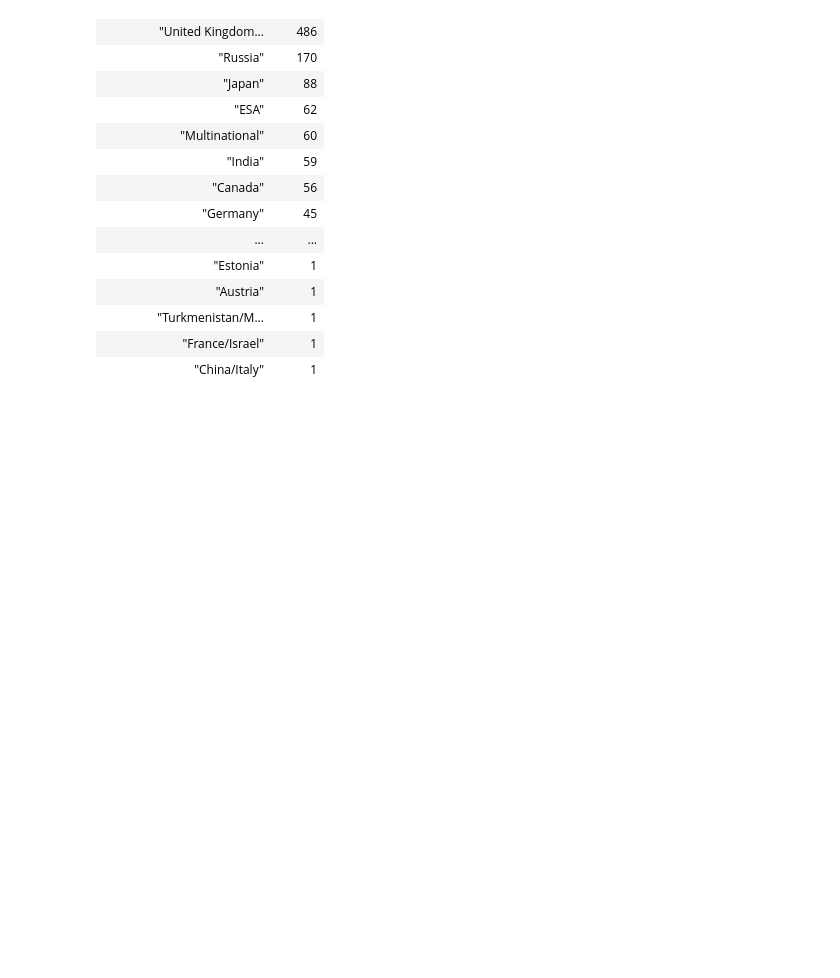
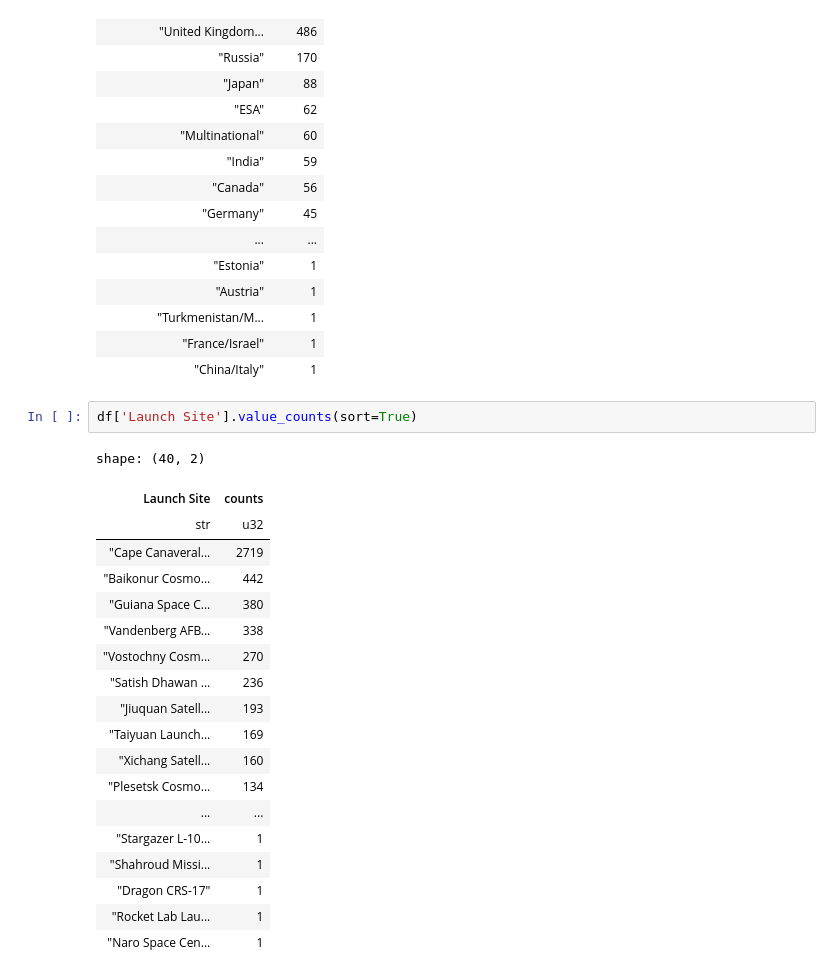
Before and after one commit to hakancangunerli/satellite_data, a Jupyter notebook: Untitled-1.ipynb, the cells around one changed output. Cells and saved outputs as stored; diff of their text form; blank space fills up the shorter version.

```diff
--- a/Untitled-1.ipynb
+++ b/Untitled-1.ipynb
@@ -71,3 +71,25 @@ shape: (109, 2)
 | "Turkmenistan/M... | 1 |
 | "France/Israel" | 1 |
 | "China/Italy" | 1 |
+# %%
+df['Launch Site'].value_counts(sort=True)
+# %% [output]
+shape: (40, 2)
+| Launch Site | counts |
+| str | u32 |
+| "Cape Canaveral... | 2719 |
+| "Baikonur Cosmo... | 442 |
+| "Guiana Space C... | 380 |
+| "Vandenberg AFB... | 338 |
+| "Vostochny Cosm... | 270 |
+| "Satish Dhawan ... | 236 |
+| "Jiuquan Satell... | 193 |
+| "Taiyuan Launch... | 169 |
+| "Xichang Satell... | 160 |
+| "Plesetsk Cosmo... | 134 |
+| ... | ... |
+| "Stargazer L-10... | 1 |
+| "Shahroud Missi... | 1 |
+| "Dragon CRS-17" | 1 |
+| "Rocket Lab Lau... | 1 |
+| "Naro Space Cen... | 1 |
```
Also changed, not shown: parts of 9 cells of this notebook.
